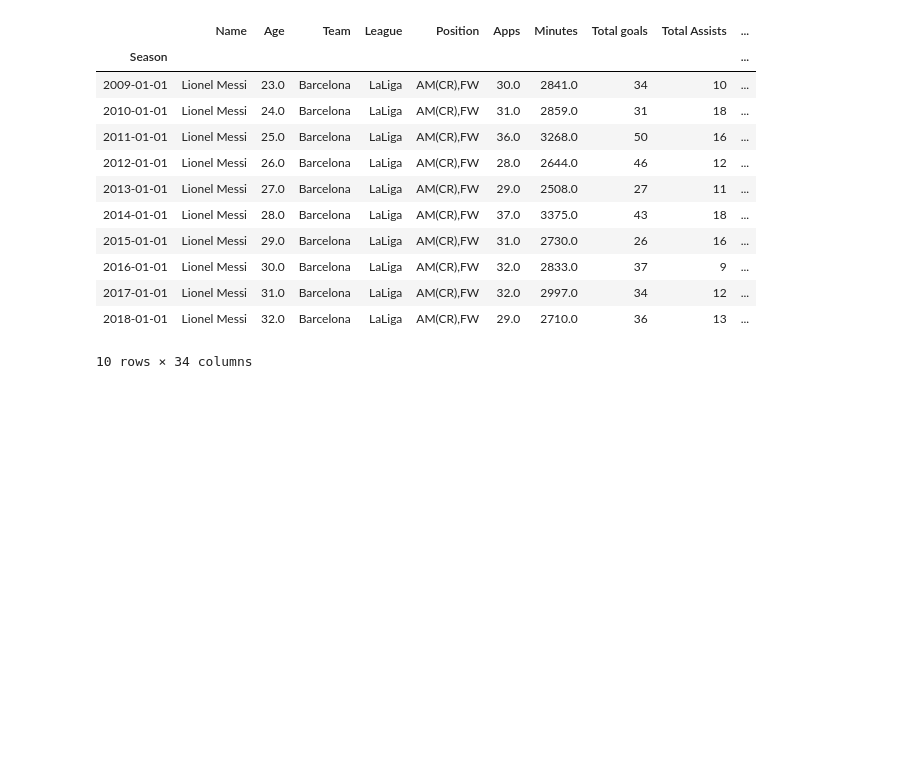
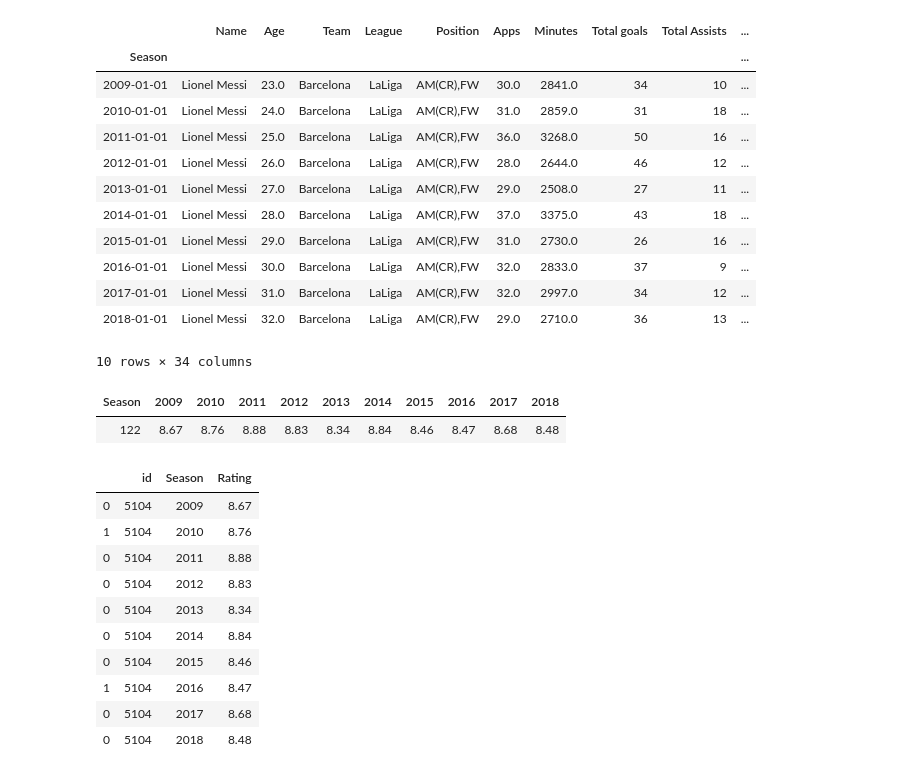
Before and after one commit to Suwadith/Winning-Eleven-Scout-Evaluation-and-Analysis-to-Enhance-Football-Player-Recommendations-ML-Flask, a Jupyter notebook: Analysis/Forecasting.ipynb, the cells around one changed output. Drawn from its saved outputs; the diff is of its cells as text; code cells hidden in the pictures; blank space fills up the shorter version.

```diff
--- a/Analysis/Forecasting.ipynb
+++ b/Analysis/Forecasting.ipynb
@@ -306,3 +310,71 @@ df_['Lionel Messi']
 | 2017-01-01 | Lionel Messi | 31.0 | Barcelona | LaLiga | AM(CR),FW | 32.0 | 2997.0 | 34 | 12 | ... |
 | 2018-01-01 | Lionel Messi | 32.0 | Barcelona | LaLiga | AM(CR),FW | 29.0 | 2710.0 | 36 | 13 | ... |
 10 rows × 34 columns
+# %%
+decadeOfPLayerDf.loc[decadeOfPLayerDf['Name'] == 'Lionel Messi']['Rating']
+# %% [output]
+| Season | 2009 | 2010 | 2011 | 2012 | 2013 | 2014 | 2015 | 2016 | 2017 | 2018 |
+| 122 | 8.67 | 8.76 | 8.88 | 8.83 | 8.34 | 8.84 | 8.46 | 8.47 | 8.68 | 8.48 |
+# %%
+players09 = combinedPlayerDataframe[(combinedPlayerDataframe.Season == '2009')]
+players09 = players09[['Name', 'Season', 'Rating']]
+
+players10 = combinedPlayerDataframe[(combinedPlayerDataframe.Season == '2010')]
+players10 = players10[['Name', 'Season', 'Rating']]
+
+players11 = combinedPlayerDataframe[(combinedPlayerDataframe.Season == '2011')]
+players11 = players11[['Name', 'Season', 'Rating']]
+
+players12 = combinedPlayerDataframe[(combinedPlayerDataframe.Season == '2012')]
+players12 = players12[['Name', 'Season', 'Rating']]
+
+players13 = combinedPlayerDataframe[(combinedPlayerDataframe.Season == '2013')]
+players13 = players13[['Name', 'Season', 'Rating']]
+
+players14 = combinedPlayerDataframe[(combinedPlayerDataframe.Season == '2014')]
+players14 = players14[['Name', 'Season', 'Rating']]
+
+players15 = combinedPlayerDataframe[(combinedPlayerDataframe.Season == '2015')]
+players15 = players15[['Name', 'Season', 'Rating']]
+
+players16 = combinedPlayerDataframe[(combinedPlayerDataframe.Season == '2016')]
+players16 = players16[['Name', 'Season', 'Rating']]
+
+players17 = combinedPlayerDataframe[(combinedPlayerDataframe.Season == '2017')]
+players17 = players17[['Name', 'Season', 'Rating']]
+
+players18 = combinedPlayerDataframe[(combinedPlayerDataframe.Season == '2018')]
+players18 = players18[['Name', 'Season', 'Rating']]
+
+allPLayers = combinedPlayerDataframe[['Name', 'Season', 'Rating']]
+
+# allPLayers = combinedPlayerDataframe
+
+allPLayers
+allPLayers = allPLayers.assign(id=(allPLayers['Name']).astype('category').cat.codes)
+allPLayers
+del allPLayers['Name']
+# allPLayers = allPLayers[['id', 'Season', 'Rating']]
+cols = allPLayers.columns.tolist()
+# cols.remove('Team')
+# cols.remove('Position')
+# cols.remove('League')
+cols.insert(0, cols.pop(cols.index('id')))
+allPLayers = allPLayers.reindex(columns= cols)
+allPLayers
+allPLayers.dtypes
+allPLayers
+
+allPLayers.loc[allPLayers['id'] == 5104]
+# %% [output]
+|  | id | Season | Rating |
+| 0 | 5104 | 2009 | 8.67 |
+| 1 | 5104 | 2010 | 8.76 |
+| 0 | 5104 | 2011 | 8.88 |
+| 0 | 5104 | 2012 | 8.83 |
+| 0 | 5104 | 2013 | 8.34 |
+| 0 | 5104 | 2014 | 8.84 |
+| 0 | 5104 | 2015 | 8.46 |
+| 1 | 5104 | 2016 | 8.47 |
+| 0 | 5104 | 2017 | 8.68 |
+| 0 | 5104 | 2018 | 8.48 |
```
Also changed, not shown: parts of 14 cells of this notebook.
